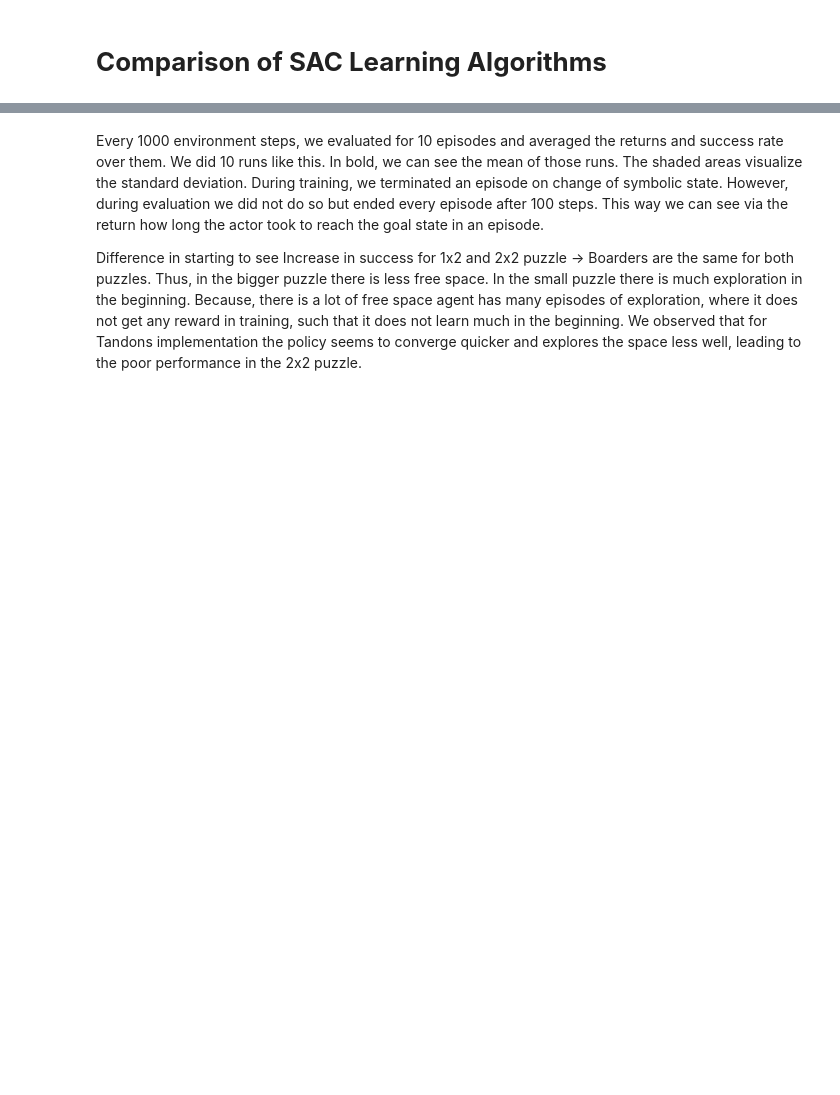
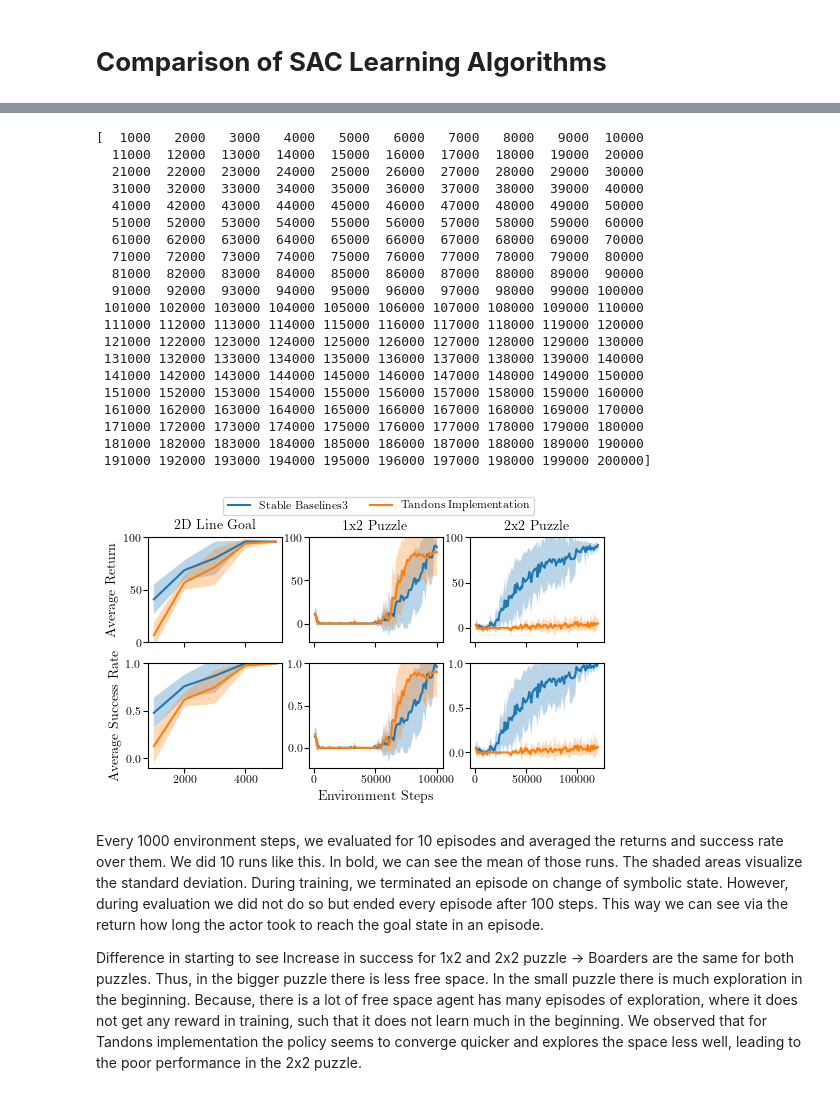
Before and after one commit to rosa-wolf/Multi-Phase-Skill-Learning-SlidingPuzzle, a Jupyter notebook: eval_data.ipynb, the cells around one changed output, grey strips where cells are left out. Drawn from its saved outputs; the diff is of its cells as text; code cells hidden in the pictures; blank space fills up the shorter version.

```diff
--- a/eval_data.ipynb
+++ b/eval_data.ipynb
@@ -410,19 +503,22 @@ returns_stable05, succ_stable05 = gather_data(path_stable_2DGoal05, x, idx)
 returns_stable_ri, succ_stable_ri = gather_data(path_stable_2DGoal_ri, x, idx)
 returns_stable_ri025, succ_stable_ri025 = gather_data(path_stable_2DGoal_ri025, x, idx)
 
-mean_return_stable, std_return_stable = compute_mean_std(x, returns_stable)
-mean_succ_stable, std_succ_stable = compute_mean_std(x, succ_stable)
+mean_return_stable, std_return_stable = compute_mean_std(returns_stable)
+mean_succ_stable, std_succ_stable = compute_mean_std(succ_stable)
 
-mean_return_tandon, std_return_tandon = compute_mean_std(x, returns_tandon)
-mean_succ_tandon, std_succ_tandon = compute_mean_std(x, succ_tandon)
+mean_return_tandon, std_return_tandon = compute_mean_std(returns_tandon)
+mean_succ_tandon, std_succ_tandon = compute_mean_std(succ_tandon)
 
-mean_return_stable05, std_return_stable05 = compute_mean_std(x, returns_stable05)
-mean_succ_stable05, std_succ_stable05 = compute_mean_std(x, succ_stable05)
-mean_return_stable_ri, std_return_stable_ri = compute_mean_std(x, returns_stable_ri)
-mean_succ_stable_ri, std_succ_stable_ri = compute_mean_std(x, succ_stable_ri)
-mean_return_stable_ri025, std_return_stable_ri025 = compute_mean_std(x, returns_stable_ri025)
-mean_succ_stable_ri025, std_succ_stable_ri025 = compute_mean_std(x, succ_stable_ri025)
+mean_return_stable05, std_return_stable05 = compute_mean_std(returns_stable05)
+mean_succ_stable05, std_succ_stable05 = compute_mean_std(succ_stable05)
+mean_return_stable_ri, std_return_stable_ri = compute_mean_std(returns_stable_ri)
+mean_succ_stable_ri, std_succ_stable_ri = compute_mean_std(succ_stable_ri)
+mean_return_stable_ri025, std_return_stable_ri025 = compute_mean_std(returns_stable_ri025)
+mean_succ_stable_ri025, std_succ_stable_ri025 = compute_mean_std(succ_stable_ri025)
 # %%
+x = np.load(path_stable_2DGoal[0], mmap_mode='r')["timesteps"]
+idx = np.where(x <= 50000)
+x = x[idx]
 fig, ax = plt.subplots(2, 3, figsize=(TEXTWIDTH +0.1, TEXTWIDTH * (5**.5 - 1.2) / 2))
 ######################################################################################
 # 2D Line Goal ###
@@ -453,11 +549,11 @@ x = x[idx]
 returns_stable, succ_stable = gather_data(path_stable_1x2, x, idx)
 returns_tandon, succ_tandon = gather_data(path_tandon_1x2, x, idx)
 
-mean_return_stable, std_return_stable = compute_mean_std(x, returns_stable)
-mean_succ_stable, std_succ_stable = compute_mean_std(x, succ_stable)
+mean_return_stable, std_return_stable = compute_mean_std(returns_stable)
+mean_succ_stable, std_succ_stable = compute_mean_std(succ_stable)
 
-mean_return_tandon, std_return_tandon = compute_mean_std(x, returns_tandon)
-mean_succ_tandon, std_succ_tandon = compute_mean_std(x, succ_tandon)
+mean_return_tandon, std_return_tandon = compute_mean_std(returns_tandon)
+mean_succ_tandon, std_succ_tandon = compute_mean_std(succ_tandon)
 
 ax[0, 1].plot(x, mean_return_stable, label="Stable Baselines3")
 ax[0, 1].fill_between(x, mean_return_stable + std_return_stable, mean_return_stable - std_return_stable, alpha=0.3)
@@ -478,49 +574,73 @@ ax[0, 1].set_title("1x2 Puzzle")
 ##################
 
 x = np.load(path_stable_2x2[0], mmap_mode='r')["timesteps"]
-idx = np.where(x <= 160000)
+
+print(np.load(path_tandon_2x2[0], mmap_mode='r')["timesteps"])
+idx = np.where(x <= 120000)
 x = x[idx]
 
 returns_stable, succ_stable = gather_data(path_stable_2x2, x, idx)
 returns_tandon, succ_tandon = gather_data(path_tandon_2x2, x, idx)
 
-mean_return_stable, std_return_stable = compute_mean_std(x, returns_stable)
-mean_succ_stable, std_succ_stable = compute_mean_std(x, succ_stable)
+mean_return_stable, std_return_stable = compute_mean_std(returns_stable)
+mean_succ_stable, std_succ_stable = compute_mean_std(succ_stable)
 
-mean_return_tandon, std_return_tandon = compute_mean_std(x, returns_tandon)
-mean_succ_tandon, std_succ_tandon = compute_mean_std(x, succ_tandon)
+mean_return_tandon, std_return_tandon = compute_mean_std(returns_tandon)
+mean_succ_tandon, std_succ_tandon = compute_mean_std(succ_tandon)
 
 ax[0, 2].plot(x, mean_return_stable, label="Stable Baselines3")
 ax[0, 2].fill_between(x, mean_return_stable + std_return_stable, mean_return_stable - std_return_stable, alpha=0.3)
 ax[0, 2].plot(x, mean_return_tandon, label="Tandons Implementation")
 ax[0, 2].fill_between(x, mean_return_tandon + std_return_tandon, mean_return_tandon - std_return_tandon, alpha=0.3)
 ax[0, 2].set_ylim(top=100)
 
 
 ax[1, 2].plot(x, mean_succ_stable, label="Stable Baselines3")
 ax[1, 2].fill_between(x, mean_succ_stable + std_succ_stable, mean_succ_stable - std_succ_stable, alpha=0.3)
 ax[1, 2].plot(x, mean_succ_tandon, label="Tandons Implementation")
 ax[1, 2].fill_between(x, mean_succ_tandon + std_succ_tandon, mean_succ_tandon - std_succ_tandon, alpha=0.3)
 ax[1, 2].set_ylim(top=1.)
 ax[0, 2].set_title("2x2 Puzzle")
 
 ax[0, 0].set_xticklabels([])
 ax[0, 1].set_xticklabels([])
 ax[0, 2].set_xticklabels([])
 
 for i in range(2):
     for j in range(3):
         ax[i, j].locator_params(axis='y', nbins=3)
 
 ax[1, 1].set_xlabel('Environment Steps')
 ax[0, 0].set_ylabel('Average Return')
 ax[1, 0].set_ylabel('Average Success Rate')
 handles, labels = ax[0, 0].get_legend_handles_labels()
 fig.legend(handles, labels, ncol=2, bbox_to_anchor=(0.79,1.035))
 plt.savefig("Comparison.pdf",
             bbox_inches='tight', dpi=plt.gcf().dpi)#,
             #dpi=1000)
 plt.show()
+# %% [output]
+[  1000   2000   3000   4000   5000   6000   7000   8000   9000  10000
+  11000  12000  13000  14000  15000  16000  17000  18000  19000  20000
+  21000  22000  23000  24000  25000  26000  27000  28000  29000  30000
+  31000  32000  33000  34000  35000  36000  37000  38000  39000  40000
+  41000  42000  43000  44000  45000  46000  47000  48000  49000  50000
+  51000  52000  53000  54000  55000  56000  57000  58000  59000  60000
+  61000  62000  63000  64000  65000  66000  67000  68000  69000  70000
+  71000  72000  73000  74000  75000  76000  77000  78000  79000  80000
+  81000  82000  83000  84000  85000  86000  87000  88000  89000  90000
+  91000  92000  93000  94000  95000  96000  97000  98000  99000 100000
+ 101000 102000 103000 104000 105000 106000 107000 108000 109000 110000
+ 111000 112000 113000 114000 115000 116000 117000 118000 119000 120000
+ 121000 122000 123000 124000 125000 126000 127000 128000 129000 130000
+ 131000 132000 133000 134000 135000 136000 137000 138000 139000 140000
+ 141000 142000 143000 144000 145000 146000 147000 148000 149000 150000
+ 151000 152000 153000 154000 155000 156000 157000 158000 159000 160000
+ 161000 162000 163000 164000 165000 166000 167000 168000 169000 170000
+ 171000 172000 173000 174000 175000 176000 177000 178000 179000 180000
+ 181000 182000 183000 184000 185000 186000 187000 188000 189000 190000
+ 191000 192000 193000 194000 195000 196000 197000 198000 199000 200000]
+[figure, added]
 # %% [markdown]
 Every 1000 environment steps, we evaluated for 10 episodes and averaged the returns and success rate over them. We did 10 runs like this. In bold, we can see the mean of those runs. The shaded areas visualize the standard deviation. During training, we terminated an episode on change of symbolic state. However, during evaluation we did not do so but ended every episode after 100 steps. This way we can see via the return how long the actor took to reach the goal state in an episode.
 
```
Also changed, not shown: parts of 8 cells of this notebook, 7 other files.
